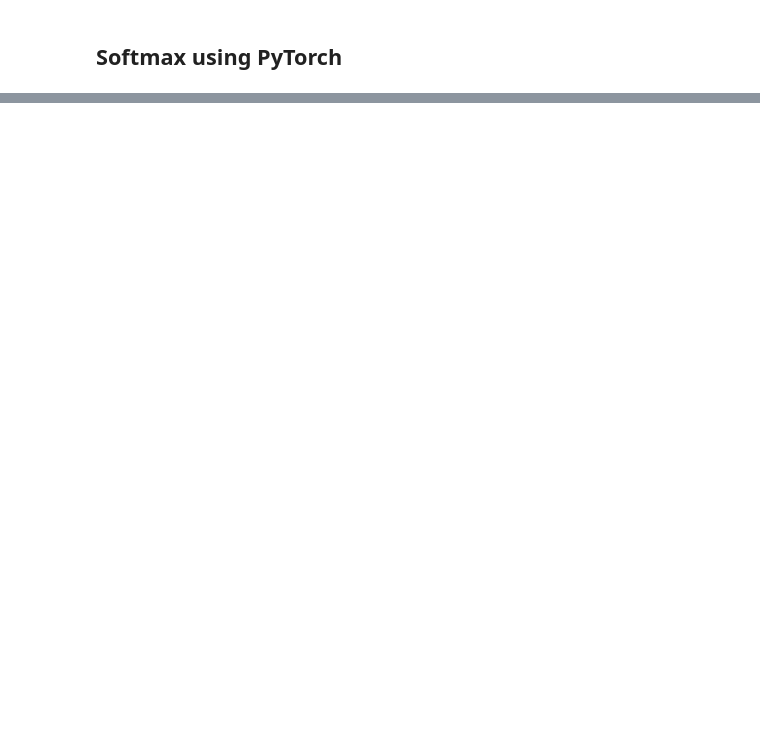
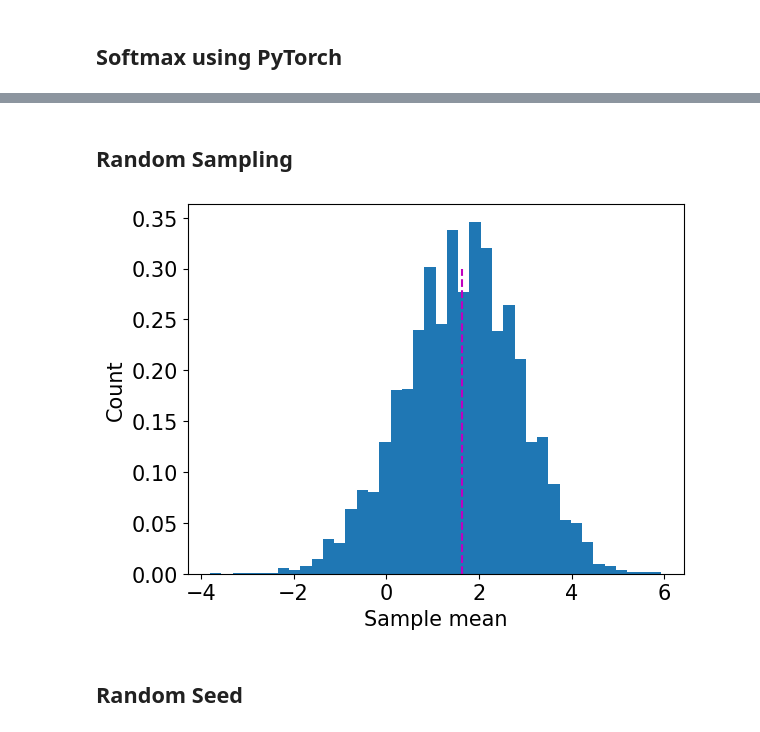
Before and after one commit to pradivGnanaraj/deep_learning, a Jupyter notebook: basics.ipynb, the cells around one changed output, grey strips where cells are left out. Drawn from its saved outputs; the diff is of its cells as text; code cells hidden in the pictures; blank space fills up the shorter version.

```diff
--- a/basics.ipynb
+++ b/basics.ipynb
@@ -67,0 +135,9 @@ tensor([7.5966e-05, 5.1185e-07, 3.7821e-06, 3.0647e-02, 7.5966e-05, 1.1274e-02,
+# %%
+p =  [1, 0]
+q = [.25, .75]
+
+H = 0
+for i in range(len(p)):
+    H -= p[i]*np.log(q[i])
+
+print(H)
@@ -67,0 +229,41 @@ tensor([7.5966e-05, 5.1185e-07, 3.7821e-06, 3.0647e-02, 7.5966e-05, 1.1274e-02,
+# %% [markdown]
+## Random Sampling
+# %%
+# create a list of numbers to compute the mean and variance of
+x = [1,2,4,6,5,4,0,-4,5,-2,6,10,-9,1,3,-6]
+n = len(x)
+
+# compute the population mean
+popmean = np.mean(x)
+
+# compute a sample mean
+sample = np.random.choice(x,size=5,replace=True)
+sampmean = np.mean(sample)
+
+# compute lots of sample means
+
+# number of experiments to run
+nExpers = 10000
+
+# run the experiment!
+sampleMeans = np.zeros(nExpers)
+for i in range(nExpers):
+
+  # step 1: draw a sample
+  sample = np.random.choice(x,size=15,replace=True)
+
+  # step 2: compute its mean
+  sampleMeans[i] = np.mean(sample)
+
+
+
+# show the results as a histogram
+plt.hist(sampleMeans,bins=40,density=True)
+plt.plot([popmean,popmean],[0,.3],'m--')
+plt.ylabel('Count')
+plt.xlabel('Sample mean')
+plt.show()
+# %% [output]
+[figure, added]
+# %% [markdown]
+## Random Seed
```
Also changed, not shown: parts of 28 cells of this notebook.
